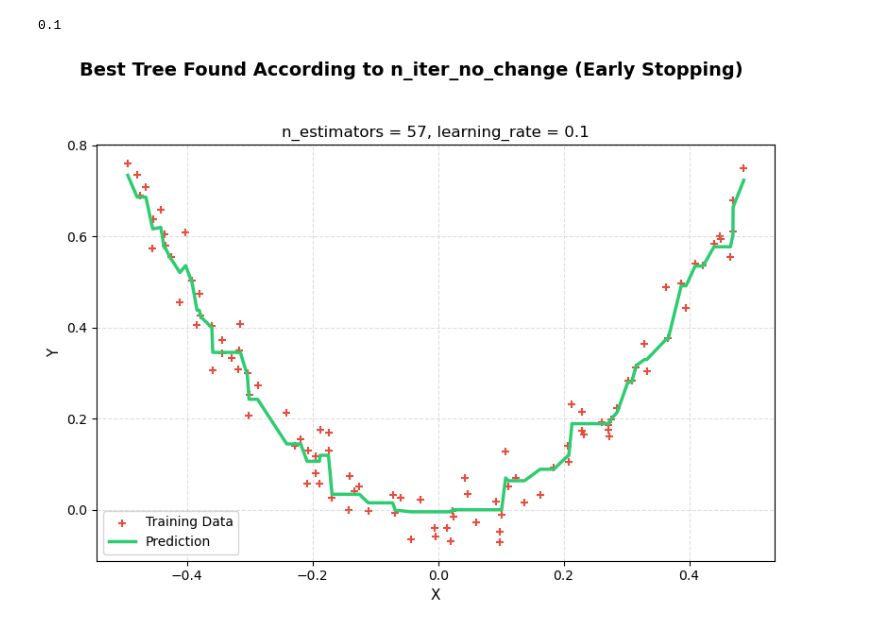
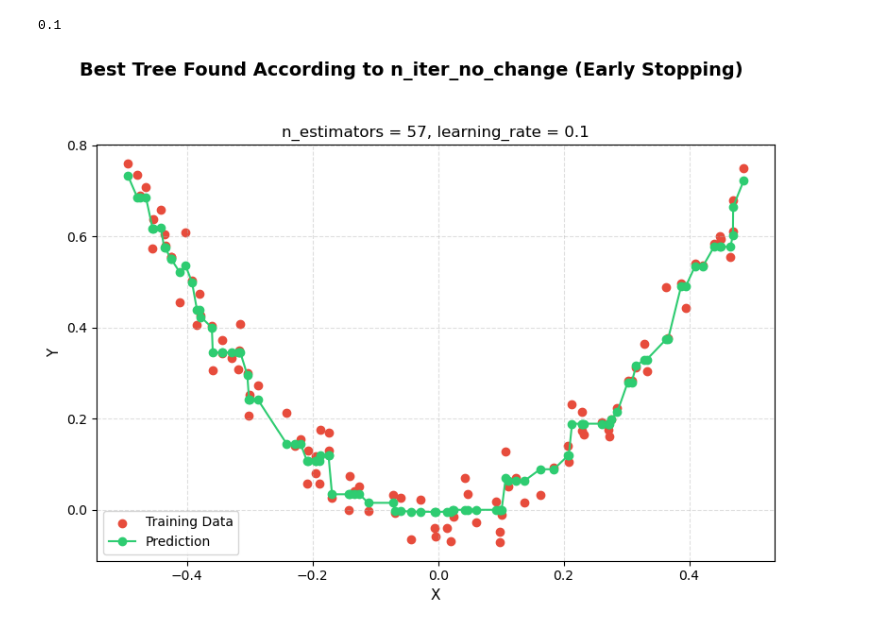
Before and after one commit to akshatkhatri/Machine_learning_playground, a Jupyter notebook: Chapter_7_geron/random_forests.ipynb, the cells around one changed output. Drawn from its saved outputs; the diff is of its cells as text; code cells hidden in the pictures.

```diff
--- a/Chapter_7_geron/random_forests.ipynb
+++ b/Chapter_7_geron/random_forests.ipynb
@@ -363,20 +364,20 @@ gbrt_best.learning_rate
 # %%
 plt.figure(figsize=(8, 6))
 
-plt.scatter(X, Y, color='#e74c3c', marker='+', label="Training Data")
+plt.scatter(X, Y, color='#e74c3c', marker='o', label="Training Data")
 
-plt.plot(X_sorted, gbrt_best.predict(X_sorted), color='#2ecc71', linewidth=2.5, label="Prediction")
+plt.plot(X_sorted, gbrt_best.predict(X_sorted), color='#2ecc71', label="Prediction",marker = 'o',linewidth = 1.5)
 
 plt.title("n_estimators = 57, learning_rate = 0.1", fontsize=12)
 plt.suptitle("Best Tree Found According to n_iter_no_change (Early Stopping)", fontsize=14, weight='bold')
 
 plt.xlabel("X", fontsize=11)
 plt.ylabel("Y", fontsize=11)
 
 plt.legend()
 plt.tight_layout(rect=[0, 0, 1, 0.95])
 plt.grid(True, linestyle='--', alpha=0.4)
 
 plt.show()
 # %% [output]
-[figure, old version]
+[figure, new version]
```
Also changed, not shown: parts of 41 cells of this notebook, 1 other file.
